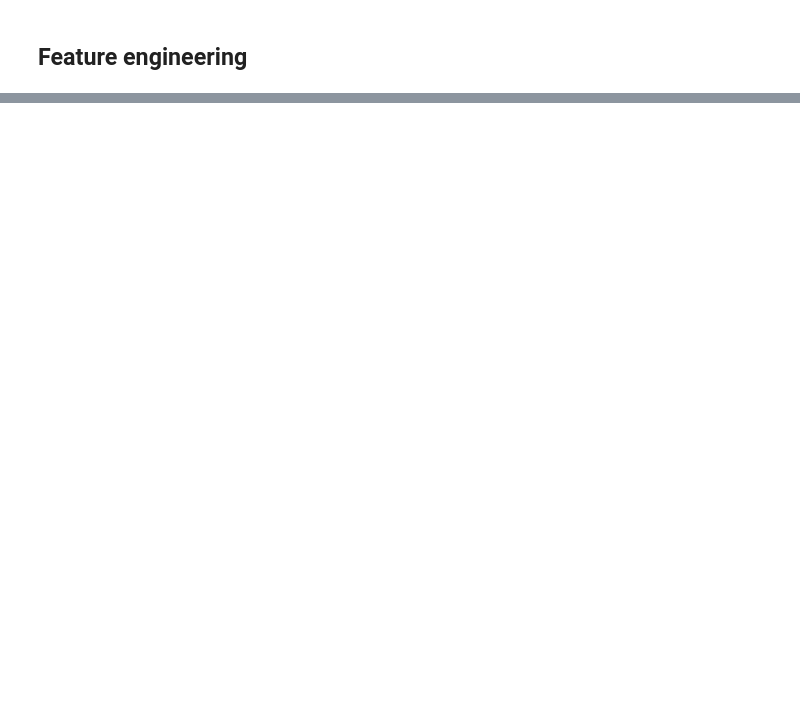
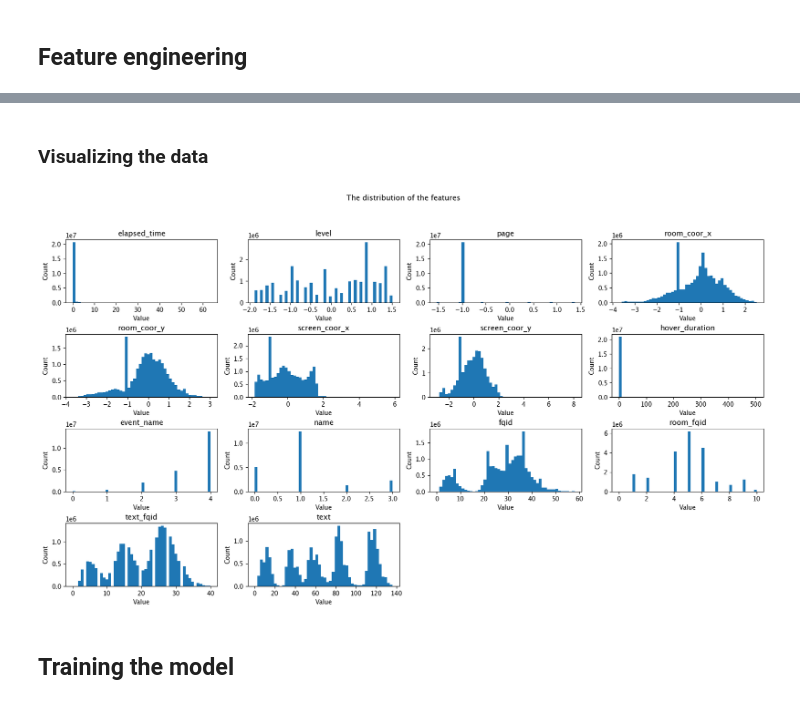
Before and after one commit to clvrobj/CS5228-G09-game-play-peformance-predict, a Jupyter notebook: game_play_performance_prediction.ipynb, the cells around one changed output, grey strips where cells are left out. Saved outputs shown, nothing was run; the diff lists cells and outputs as text; code cells hidden in the pictures; blank space fills up the shorter version.

```diff
--- a/game_play_performance_prediction.ipynb
+++ b/game_play_performance_prediction.ipynb
@@ -103,7 +118,7 @@ for i in range(18):
     plt.subplot(4, 5, i+1)
 
     # filter data and plot ticker on the subplot axis
-    plot_df = train_labels.loc[train_labels['question'] == str(i+1)]
+    plot_df = train_labels.loc[train_labels['question'] == i+1]
     plot_df = plot_df.correct.value_counts()
     plot_df.plot(kind="bar", color=['b', 'c'])
 
@@ -143,0 +212,8 @@ text (598,)
+# %%
+# Apply the feature engineering to the train data
+X_train = feature_engineering(X_train_)
+X_val = feature_engineering(X_val_)
+
+print('Train data shape:', X_train.shape)
+print('Validation data shape:', X_val.shape)
+X_train.head()
@@ -143,0 +240,17 @@ text (598,)
+# %% [markdown]
+### Visualizing the data
+# %%
+# Graph the distribution of the features
+plt.figure(figsize=(20, 10))
+plt.subplots_adjust(hspace=0.5)
+plt.suptitle('The distribution of the features')
+for i, feature in enumerate(NUMERICAL_FEATURES + CATEGORICAL_FEATURES):
+    plt.subplot(4, 4, i+1)
+    X_train[feature].plot(kind="hist", bins=50)
+    plt.title(feature)
+    plt.xlabel('Value')
+    plt.ylabel('Count')
+# %% [output]
+[figure, added]
+# %% [markdown]
+## Training the model
```
Also changed, not shown: parts of 23 cells of this notebook, 1 other file.
